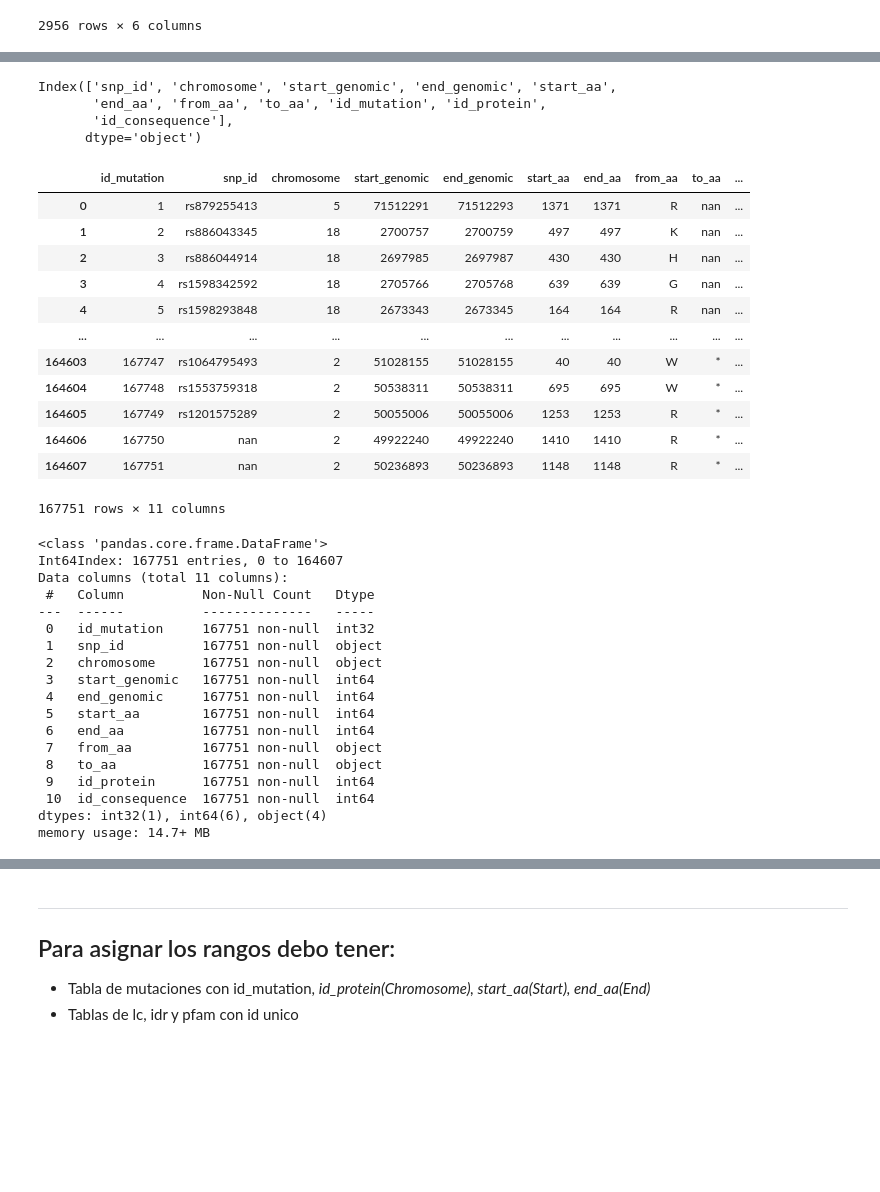
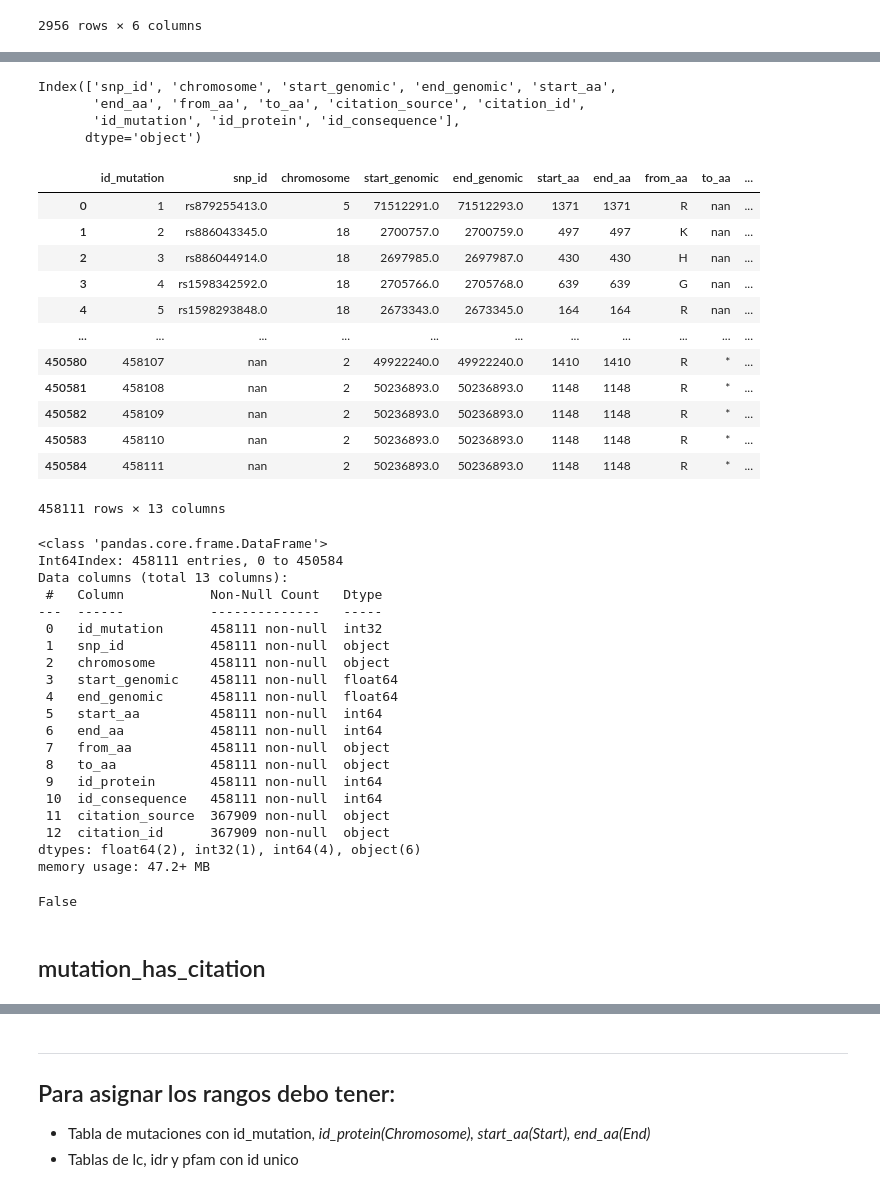
Before and after one commit to alvaro-2/mutations, a Jupyter notebook: generate_tables_db.ipynb, the cells around one changed output, grey strips where cells are left out. Drawn from its saved outputs; the diff is of its cells as text; code cells hidden in the pictures; blank space fills up the shorter version.

```diff
--- a/generate_tables_db.ipynb
+++ b/generate_tables_db.ipynb
@@ -219,7 +37,7 @@ protein = pd.read_csv('db_tables/protein.tsv', sep='\t')
 id_protein = protein[['id_protein', 'uniprot_acc']].copy()
 # %%
 # only clinvar mutations at the moment
-mutations = pd.read_csv('../datasets/clinvar_all_proteins_mutations.csv.gz', compression='gzip') # comes from parse_clinvar.py
+mutations = pd.read_csv('../datasets/clinvar_all_proteins_mutations_v2.csv.gz', compression='gzip') # comes from parse_clinvar.py
 # %%
 disorder = pd.read_csv('disorder_lite.csv').rename(columns={'uniprot': 'uniprot_acc'})
 low_complexity = pd.read_csv('low_complexity.csv').rename(columns={'uniprot': 'uniprot_acc'})
@@ -303,5 +123,5 @@ Index(['uniprot_acc', 'organism', 'mlo', 'rol', 'db', 'hgnc_id', 'gene_name',
       dtype='object')
 # %%
 # Subset by cols to keep for mutation db table
-mutation = mutations[['uniprot_acc', 'snpid', 'chromosome', 'start', 'stop', 'start_aa', 'end_aa', 'from', 'to', 'consequence']].copy()
+mutation = mutations[['uniprot_acc', 'snpid', 'chromosome', 'start', 'stop', 'start_aa', 'end_aa', 'from', 'to', 'consequence', 'citation_source', 'citation_id']].copy()
 mutation.rename(columns={'snpid': 'snp_id', 'start': 'start_genomic', 'stop': 'end_genomic', 'from': 'from_aa', 'to': 'to_aa'}, inplace= True)
@@ -349,47 +202,55 @@ mutation['to_aa'] = mutation['to_aa'].apply(str).map(lambda x: seq1(x) if x != '
 mutation.columns
 # %% [output]
 Index(['snp_id', 'chromosome', 'start_genomic', 'end_genomic', 'start_aa',
-       'end_aa', 'from_aa', 'to_aa', 'id_mutation', 'id_protein',
-       'id_consequence'],
+       'end_aa', 'from_aa', 'to_aa', 'citation_source', 'citation_id',
+       'id_mutation', 'id_protein', 'id_consequence'],
       dtype='object')
 # %%
 mutation = mutation[['id_mutation', 'snp_id', 'chromosome', 'start_genomic', 'end_genomic', 'start_aa','end_aa',
-                    'from_aa', 'to_aa', 'id_protein', 'id_consequence']].sort_values('id_mutation')
+                    'from_aa', 'to_aa', 'id_protein', 'id_consequence', 'citation_source', 'citation_id']].sort_values('id_mutation')
 mutation
 # %% [output]
 |  | id_mutation | snp_id | chromosome | start_genomic | end_genomic | start_aa | end_aa | from_aa | to_aa | ... |
-| 0 | 1 | rs879255413 | 5 | 71512291 | 71512293 | 1371 | 1371 | R | nan | ... |
-| 1 | 2 | rs886043345 | 18 | 2700757 | 2700759 | 497 | 497 | K | nan | ... |
-| 2 | 3 | rs886044914 | 18 | 2697985 | 2697987 | 430 | 430 | H | nan | ... |
-| 3 | 4 | rs1598342592 | 18 | 2705766 | 2705768 | 639 | 639 | G | nan | ... |
-| 4 | 5 | rs1598293848 | 18 | 2673343 | 2673345 | 164 | 164 | R | nan | ... |
+| 0 | 1 | rs879255413.0 | 5 | 71512291.0 | 71512293.0 | 1371 | 1371 | R | nan | ... |
+| 1 | 2 | rs886043345.0 | 18 | 2700757.0 | 2700759.0 | 497 | 497 | K | nan | ... |
+| 2 | 3 | rs886044914.0 | 18 | 2697985.0 | 2697987.0 | 430 | 430 | H | nan | ... |
+| 3 | 4 | rs1598342592.0 | 18 | 2705766.0 | 2705768.0 | 639 | 639 | G | nan | ... |
+| 4 | 5 | rs1598293848.0 | 18 | 2673343.0 | 2673345.0 | 164 | 164 | R | nan | ... |
 | ... | ... | ... | ... | ... | ... | ... | ... | ... | ... | ... |
-| 164603 | 167747 | rs1064795493 | 2 | 51028155 | 51028155 | 40 | 40 | W | * | ... |
-| 164604 | 167748 | rs1553759318 | 2 | 50538311 | 50538311 | 695 | 695 | W | * | ... |
-| 164605 | 167749 | rs1201575289 | 2 | 50055006 | 50055006 | 1253 | 1253 | R | * | ... |
-| 164606 | 167750 | nan | 2 | 49922240 | 49922240 | 1410 | 1410 | R | * | ... |
-| 164607 | 167751 | nan | 2 | 50236893 | 50236893 | 1148 | 1148 | R | * | ... |
+| 450580 | 458107 | nan | 2 | 49922240.0 | 49922240.0 | 1410 | 1410 | R | * | ... |
+| 450581 | 458108 | nan | 2 | 50236893.0 | 50236893.0 | 1148 | 1148 | R | * | ... |
+| 450582 | 458109 | nan | 2 | 50236893.0 | 50236893.0 | 1148 | 1148 | R | * | ... |
+| 450583 | 458110 | nan | 2 | 50236893.0 | 50236893.0 | 1148 | 1148 | R | * | ... |
+| 450584 | 458111 | nan | 2 | 50236893.0 | 50236893.0 | 1148 | 1148 | R | * | ... |
-167751 rows × 11 columns
+458111 rows × 13 columns
 # %%
 mutation.chromosome = mutation.chromosome.apply(str)
 # %%
 mutation.info()
 # %% [output]
 <class 'pandas.core.frame.DataFrame'>
-Int64Index: 167751 entries, 0 to 164607
-Data columns (total 11 columns):
- #   Column          Non-Null Count   Dtype
----  ------          --------------   -----
- 0   id_mutation     167751 non-null  int32
- 1   snp_id          167751 non-null  object
- 2   chromosome      167751 non-null  object
- 3   start_genomic   167751 non-null  int64
- 4   end_genomic     167751 non-null  int64
- 5   start_aa        167751 non-null  int64
- 6   end_aa          167751 non-null  int64
- 7   from_aa         167751 non-null  object
- 8   to_aa           167751 non-null  object
- 9   id_protein      167751 non-null  int64
- 10  id_consequence  167751 non-null  int64
-dtypes: int32(1), int64(6), object(4)
-memory usage: 14.7+ MB
+Int64Index: 458111 entries, 0 to 450584
+Data columns (total 13 columns):
+ #   Column           Non-Null Count   Dtype
+---  ------           --------------   -----
+ 0   id_mutation      458111 non-null  int32
+ 1   snp_id           458111 non-null  object
+ 2   chromosome       458111 non-null  object
+ 3   start_genomic    458111 non-null  float64
+ 4   end_genomic      458111 non-null  float64
+ 5   start_aa         458111 non-null  int64
+ 6   end_aa           458111 non-null  int64
+ 7   from_aa          458111 non-null  object
+ 8   to_aa            458111 non-null  object
+ 9   id_protein       458111 non-null  int64
+ 10  id_consequence   458111 non-null  int64
+ 11  citation_source  367909 non-null  object
+ 12  citation_id      367909 non-null  object
+dtypes: float64(2), int32(1), int64(4), object(6)
+memory usage: 47.2+ MB
+# %%
+mutation.duplicated().any()
+# %% [output]
+False
+# %% [markdown]
+## mutation_has_citation
```
Also changed, not shown: parts of 87 cells of this notebook.
